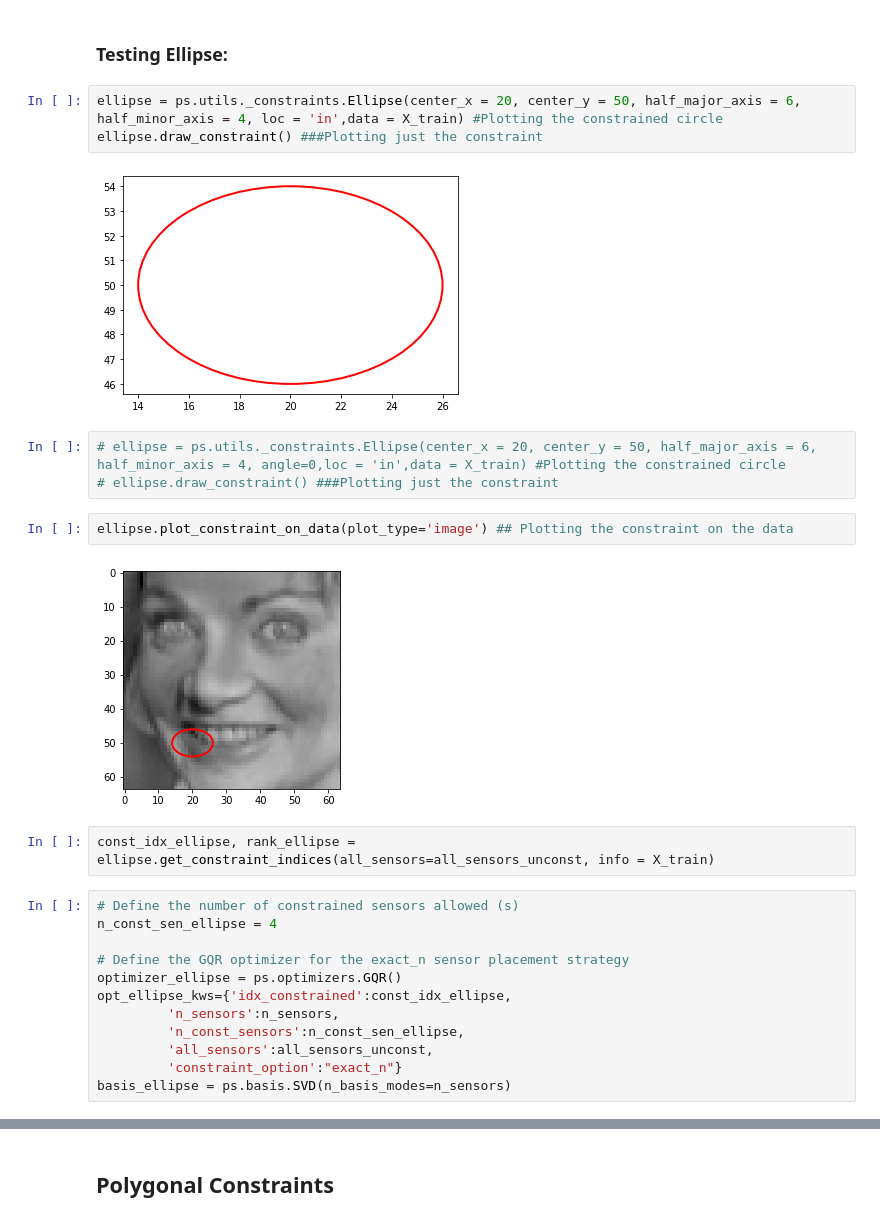
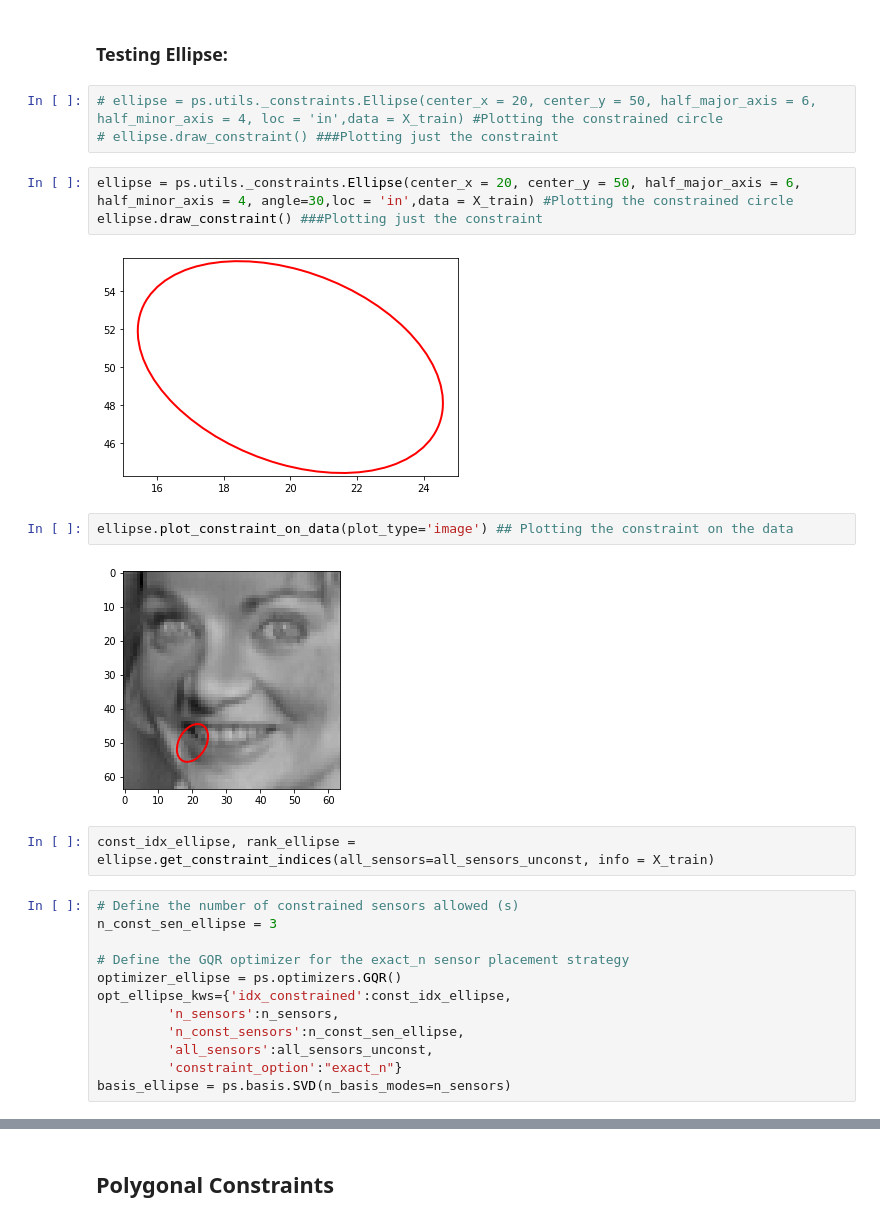
Before and after one commit to dynamicslab/pysensors, a Jupyter notebook: examples/functional_constraints_class.ipynb, the cells around one changed output, grey strips where cells are left out. Saved outputs shown, nothing was run; the diff lists cells and outputs as text.

Commit message:
Adding functions for an ellipse rotated by an angle in constraint_function() of class Ellipse(), the functional_constraints_class notebook reflects these chnages

```diff
--- a/examples/functional_constraints_class.ipynb
+++ b/examples/functional_constraints_class.ipynb
@@ -280,23 +280,23 @@ line1.annotate_sensors(sensors = top_sensors_line, all_sensors = all_sensors_unc
 [figure]
 # %% [markdown]
 ### Testing Ellipse:
+# %%
+# ellipse = ps.utils._constraints.Ellipse(center_x = 20, center_y = 50, half_major_axis = 6, half_minor_axis = 4, loc = 'in',data = X_train) #Plotting the constrained circle
+# ellipse.draw_constraint() ###Plotting just the constraint
 # %%
-ellipse = ps.utils._constraints.Ellipse(center_x = 20, center_y = 50, half_major_axis = 6, half_minor_axis = 4, loc = 'in',data = X_train) #Plotting the constrained circle
+ellipse = ps.utils._constraints.Ellipse(center_x = 20, center_y = 50, half_major_axis = 6, half_minor_axis = 4, angle=30,loc = 'in',data = X_train) #Plotting the constrained circle
 ellipse.draw_constraint() ###Plotting just the constraint
 # %% [output]
-[figure, old version]
+[figure, new version]
-# %%
-# ellipse = ps.utils._constraints.Ellipse(center_x = 20, center_y = 50, half_major_axis = 6, half_minor_axis = 4, angle=0,loc = 'in',data = X_train) #Plotting the constrained circle
-# ellipse.draw_constraint() ###Plotting just the constraint
 # %%
 ellipse.plot_constraint_on_data(plot_type='image') ## Plotting the constraint on the data
 # %% [output]
-[figure, old version]
+[figure, new version]
 # %%
 const_idx_ellipse, rank_ellipse = ellipse.get_constraint_indices(all_sensors=all_sensors_unconst, info = X_train)
 # %%
 # Define the number of constrained sensors allowed (s)
-n_const_sen_ellipse = 4
+n_const_sen_ellipse = 3
 
 # Define the GQR optimizer for the exact_n sensor placement strategy
 optimizer_ellipse = ps.optimizers.GQR()
```
Also changed, not shown: parts of 6 cells of this notebook, 1 other file.
